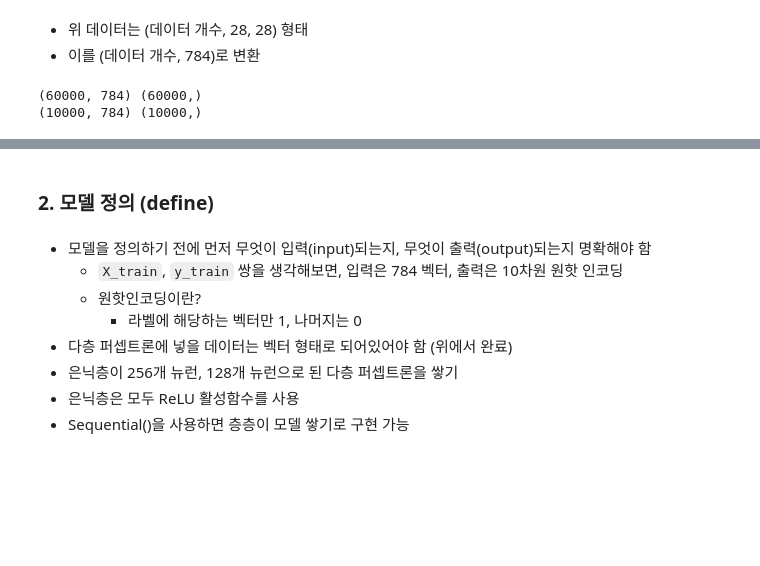
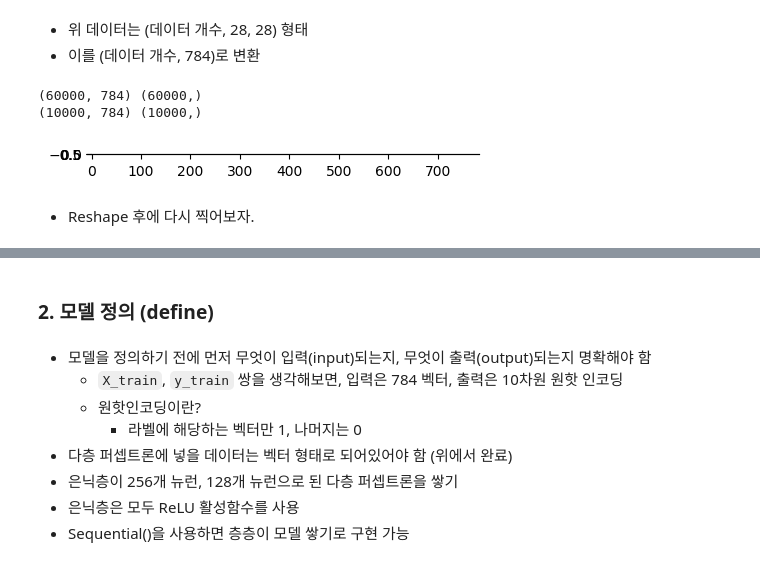
Before and after one commit to WoongheeLee/class-2020-Artificial-Intelligence-and-Future-Society, a Jupyter notebook: week13-mnist/keras_perceptron.ipynb, the cells around one changed output, grey strips where cells are left out. Saved outputs shown, nothing was run; the diff lists cells and outputs as text; code cells hidden in the pictures; blank space fills up the shorter version.

```diff
--- a/week13-mnist/keras_perceptron.ipynb
+++ b/week13-mnist/keras_perceptron.ipynb
@@ -123,3 +156,11 @@ print(X_test.shape, y_test.shape)
 # %% [output]
 (60000, 784) (60000,)
 (10000, 784) (10000,)
+# %%
+plt.figure(figsize=(5, .5), dpi=100)
+plt.imshow(np.expand_dims(X_train[temp_idx], axis=0))
+plt.show()
+# %% [output]
+[figure, added]
+# %% [markdown]
+* Reshape 후에 다시 찍어보자.
```
Also changed, not shown: parts of 17 cells of this notebook.
